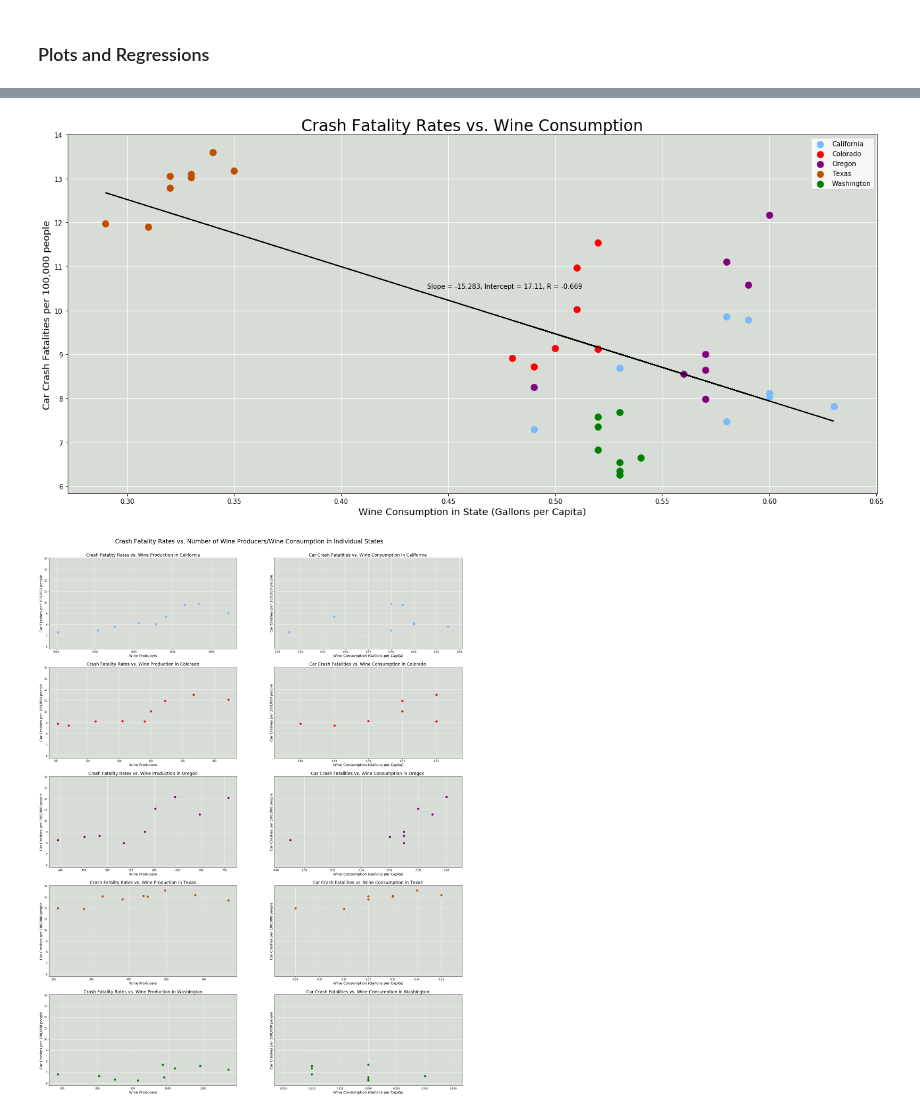
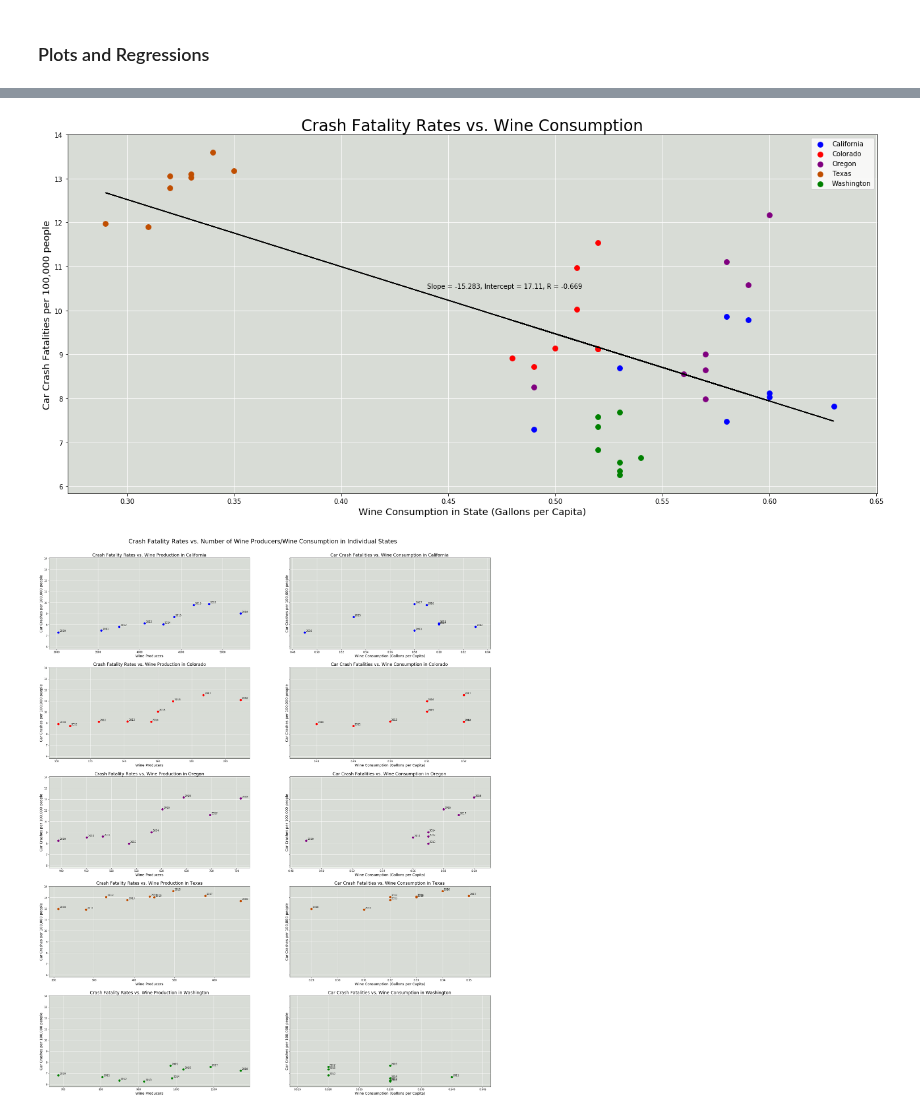
Before and after one commit to epayne323/ProjectOneRepo, a Jupyter notebook: Notebooks/working_EP.ipynb, the cells around one changed output, grey strips where cells are left out. Saved outputs shown, nothing was run; the diff lists cells and outputs as text; code cells hidden in the pictures.

Commit message:
changed California plot color to blue

```diff
--- a/Notebooks/working_EP.ipynb
+++ b/Notebooks/working_EP.ipynb
@@ -156,7 +179,8 @@ crash_df.head()
 # %%
 state_year_group = crash_df.groupby(["STATENAME", "CaseYear"])
 crash_counts = state_year_group.sum()["FATALS"].reset_index()
-crash_counts_pivot_state = crash_counts.pivot(index="STATENAME",columns="CaseYear",values="FATALS").reset_index()
+crash_counts_pivot_state = crash_counts.pivot(index="STATENAME",
+                                              columns="CaseYear",values="FATALS").reset_index()
 crash_counts_pivot_state.columns = crash_counts_pivot_state.columns.astype(str)
 
 consumption_pivot_state = consumption_df.pivot(index="STATENAME", columns="CaseYear",
@@ -180,9 +201,10 @@ wine_crash.rename(columns={"2018":"2018_pops"}, inplace=True)
 # %% [markdown]
 ### Plots and Regressions
 # %%
-wp = wine_crash.loc[:, [x + "_wine" for x in crash_years]].values.flatten()
-cr = wine_crash.loc[:, [x + "_crash" for x in crash_years]].values.flatten()*100000/\
-wine_crash.loc[:, [x + "_pops" for x in crash_years]].values.flatten()
+wp = wine_crash.loc[top_states, [x + "_wine" for x in crash_years]].values.flatten()
+cr = wine_crash.loc[top_states, [x + "_crash" for x in crash_years]].values.flatten()*100000/\
+                                          wine_crash.loc[top_states, [x + "_pops" for x in crash_years]].values.flatten()
+
 # # There is actually a negative correlation between wine production and crash fatalities
 prod_crash_regression = stats.linregress(wp,cr.astype(float))
 
@@ -205,12 +227,13 @@ for state in state_colors.keys():
     wineprods = wine_crash.loc[staterow, [x + "_wine" for x in crash_years]].transpose()
     crashes = wine_crash.loc[staterow, [x + "_crash" for x in crash_years]].transpose()
     pops = wine_crash.loc[staterow, [x + "_pops" for x in crash_years]].transpose()
+    crashrates = crashes.values*100000/pops.values
 
-    plt.scatter(wineprods.values, crashes.values*100000/pops.values, c=state_colors[state],
-                label=state, linewidth=3, s=60)
+    plt.scatter(wineprods.values, crashrates, c=state_colors[state], label=state, s=60)
+
     plt.legend(loc="upper right")
 
-# here w is the list of all wine producers, used previously for the regression
+# here w is the list of all wine producers in the top 5 states, used previously for the regression
 plt.plot(wp, wp*prod_crash_regression[0] + prod_crash_regression[1], c="black")
 plt.annotate(f"Slope = {round(prod_crash_regression[0],4)}," + \
              f" Intercept = {round(prod_crash_regression[1],2)}, R = {round(prod_crash_regression[2],3)}",
@@ -223,7 +246,7 @@ plt.savefig(os.path.join("..","Images", "Crash Fatality Rates vs. Wine Productio
 # %%
-wc = wine_crash.loc[:, [x + "_cons" for x in crash_years[0:-1]]].values.flatten()
-cr = wine_crash.loc[:, [x + "_crash" for x in crash_years[0:-1]]].values.flatten()*100000/\
-wine_crash.loc[:, [x + "_pops" for x in crash_years[0:-1]]].values.flatten()
+wc = wine_crash.loc[top_states, [x + "_cons" for x in crash_years[0:-1]]].values.flatten()
+cr = wine_crash.loc[top_states, [x + "_crash" for x in crash_years[0:-1]]].values.flatten()*100000/\
+wine_crash.loc[top_states, [x + "_pops" for x in crash_years[0:-1]]].values.flatten()
 # There is actually a negative correlation between wine production and crash fatalities
 cons_crash_regression = stats.linregress(wc,cr.astype(float))
 
@@ -246,12 +269,12 @@ for state in state_colors.keys():
     winecons = wine_crash.loc[staterow, [x + "_cons" for x in crash_years[0:-1]]].transpose()
     crashes = wine_crash.loc[staterow, [x + "_crash" for x in crash_years[0:-1]]].transpose()
     pops = wine_crash.loc[staterow, [x + "_pops" for x in crash_years[0:-1]]].transpose()
+    crashrates = crashes.values*100000/pops.values
 
-    plt.scatter(winecons.values, crashes.values*100000/pops.values, c=state_colors[state],
-                label=state, linewidth=3, s=60)
+    plt.scatter(winecons.values, crashrates, c=state_colors[state], label=state, s=60)
     plt.legend(loc="upper right")
 
-# here w is the list of all wine producers, used previously for the regression
+# here wc is the list of all wine consumption in the top 5 states, used previously for the regression
 plt.plot(wc, wc*cons_crash_regression[0] + cons_crash_regression[1], c="black")
 plt.annotate(f"Slope = {round(cons_crash_regression[0],4)}," + \
              f" Intercept = {round(cons_crash_regression[1],2)}, R = {round(cons_crash_regression[2],3)}",
@@ -260,10 +283,10 @@ plt.annotate(f"Slope = {round(cons_crash_regression[0],4)}," + \
 plt.savefig(os.path.join("..","Images", "Crash Fatality Rates vs. Wine Consumption Among Top 5 States.png"),
            bbox_inches="tight")
 # %% [output]
-[figure, old version]
+[figure, new version]
 # %%
 # 5 rows subplots for 5 states, production and consumption vs fatalitiy rate in respective columns
-fig, axes = plt.subplots(5,2, sharey=True, figsize=(30,36), facecolor="None")
+fig, axes = plt.subplots(5,2, sharey=True, figsize=(32,36), facecolor="None")
 
 for i in range(axes.shape[0]):
 
@@ -271,7 +294,7 @@ for i in range(axes.shape[0]):
     ax1 = axes[i,1]
 
     # state name and its boolean index
-    state = wine_crash["STATENAME"].values[i]
+    state = list(state_colors.keys())[i]
     staterow = wine_crash["STATENAME"]==state
 
     # transposing these so that the scatter plot will accept them as arguments
@@ -280,33 +303,42 @@ for i in range(axes.shape[0]):
     crashes = wine_crash.loc[staterow, [x + "_crash" for x in crash_years]].transpose()
     pops = wine_crash.loc[staterow, [x + "_pops" for x in crash_years]].transpose()
 
+    crashrates = crashes.values*100000/pops.values
+
     # plot the rate per 100,000 residents
-    ax0.scatter(wineprods, crashes.values*100000/pops.values, c=state_colors[state], label=state, s=60)
+    ax0.scatter(wineprods.values, crashrates, c=state_colors[state], label=state, s=60)
 
     ax0.set_facecolor("xkcd:light grey")
     ax0.set_axisbelow(True)
     ax0.grid(axis="both", color = "w")
 
     ax0.set_title(f"Crash Fatality Rates vs. Wine Production in {state}", size="xx-large")
     ax0.set_xlabel(f"Wine Producers", size="x-large")
     ax0.set_ylabel("Car Crashes per 100,000 people", size="x-large")
 
     ax1.scatter(winecons, crashes[0:-1].values*100000/pops[0:-1].values, c=state_colors[state],
                 label=state, s=60)
 
     ax1.set_facecolor("xkcd:light grey")
     ax1.set_axisbelow(True)
     ax1.grid(axis="both", color = "w")
 
     ax1.set_title(f"Car Crash Fatalities vs. Wine Consumption in {state} ", size="xx-large")
     ax1.set_xlabel(f"Wine Consumption (Gallons per Capita)", size="x-large")
     ax1.set_ylabel("Car Crashes per 100,000 people", size="x-large")
 
+    for k in range(len(wineprods)):
+        ax0.annotate(crash_years[k], (wineprods.values[k]+(max(wineprods.values)-min(wineprods.values))/150,
+                                      crashrates[k] + .08))
+    for k in range(len(winecons)):
+        ax1.annotate(crash_years[k], (winecons.values[k]+(max(winecons.values)-min(winecons.values))/150,
+                                      crashrates[k] + .08))
+
 fig.suptitle("Crash Fatality Rates vs. Number of Wine Producers/Wine Consumption in Individual States",
             fontsize=24)
 fig.subplots_adjust(top=.95)
 
 plt.savefig(os.path.join("..","Images","Crash Fatality Rates vs. Number of Wine Producers And Wine Consumption in Individual States.png"),
            bbox_inches="tight")
 # %% [output]
-[figure, old version]
+[figure, new version]
```
Also changed, not shown: parts of 13 cells of this notebook, 8 other files.
